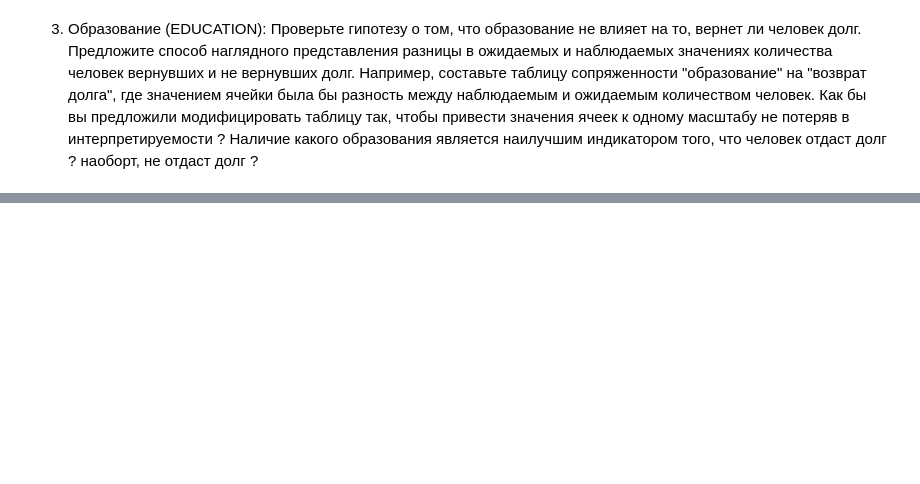
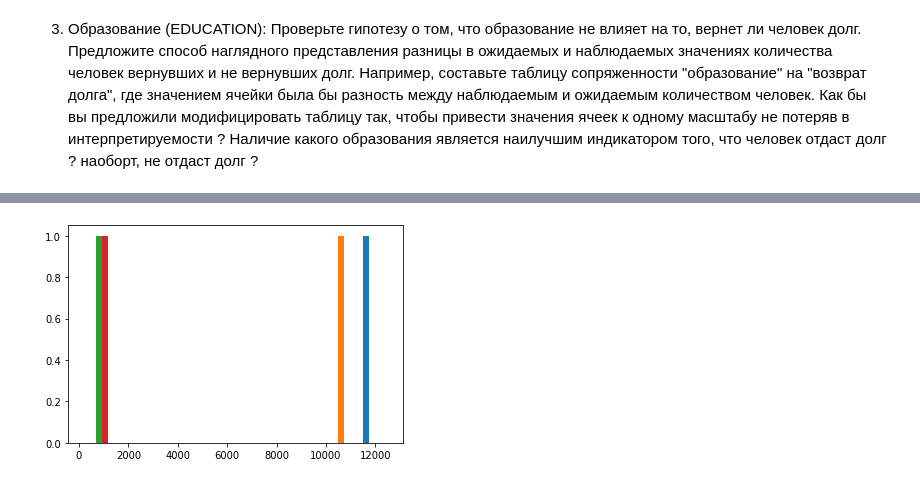
Before and after one commit to gazon1/Coursera-, a Jupyter notebook: Анализ данных в задаче кредитного скоринга.ipynb, the cells around one changed output, grey strips where cells are left out. Cells and saved outputs as stored; diff of their text form; code cells hidden in the pictures; blank space fills up the shorter version.

```diff
--- a/Анализ данных в задаче кредитного скоринга.ipynb
+++ b/Анализ данных в задаче кредитного скоринга.ipynb
@@ -108,0 +220,7 @@ normal_interval [0.555137, 0.578980] with width 0.023843
+# %%
+x1 = df.loc[df.default==0, 'MARRIAGE'].value_counts().to_frame()
+x2 = df.loc[df.default==1, 'MARRIAGE'].value_counts().to_frame()
+# %%
+plt.hist(x1);
+# %% [output]
+[figure, added]
```
Also changed, not shown: parts of 32 cells of this notebook, 10 other files.
